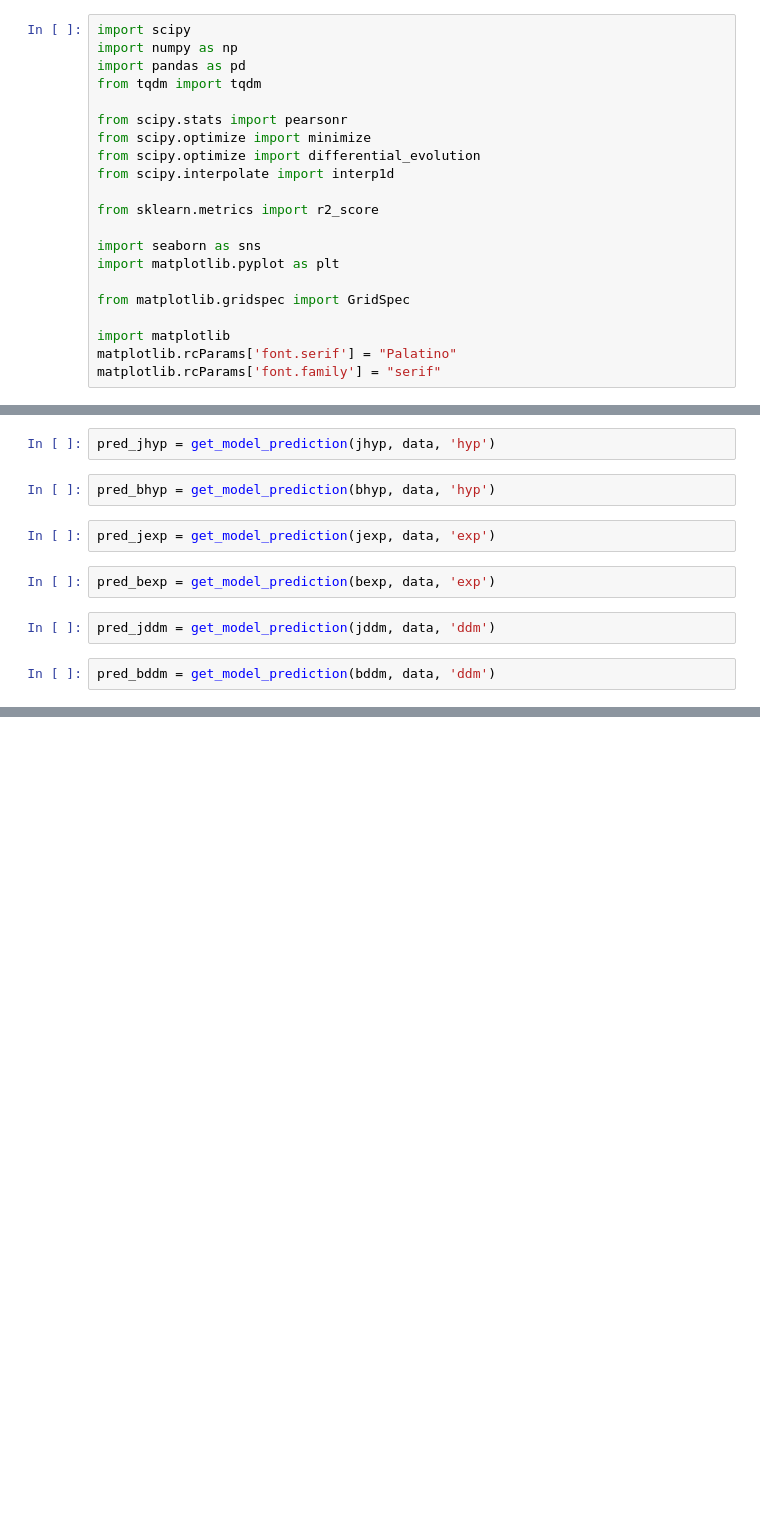
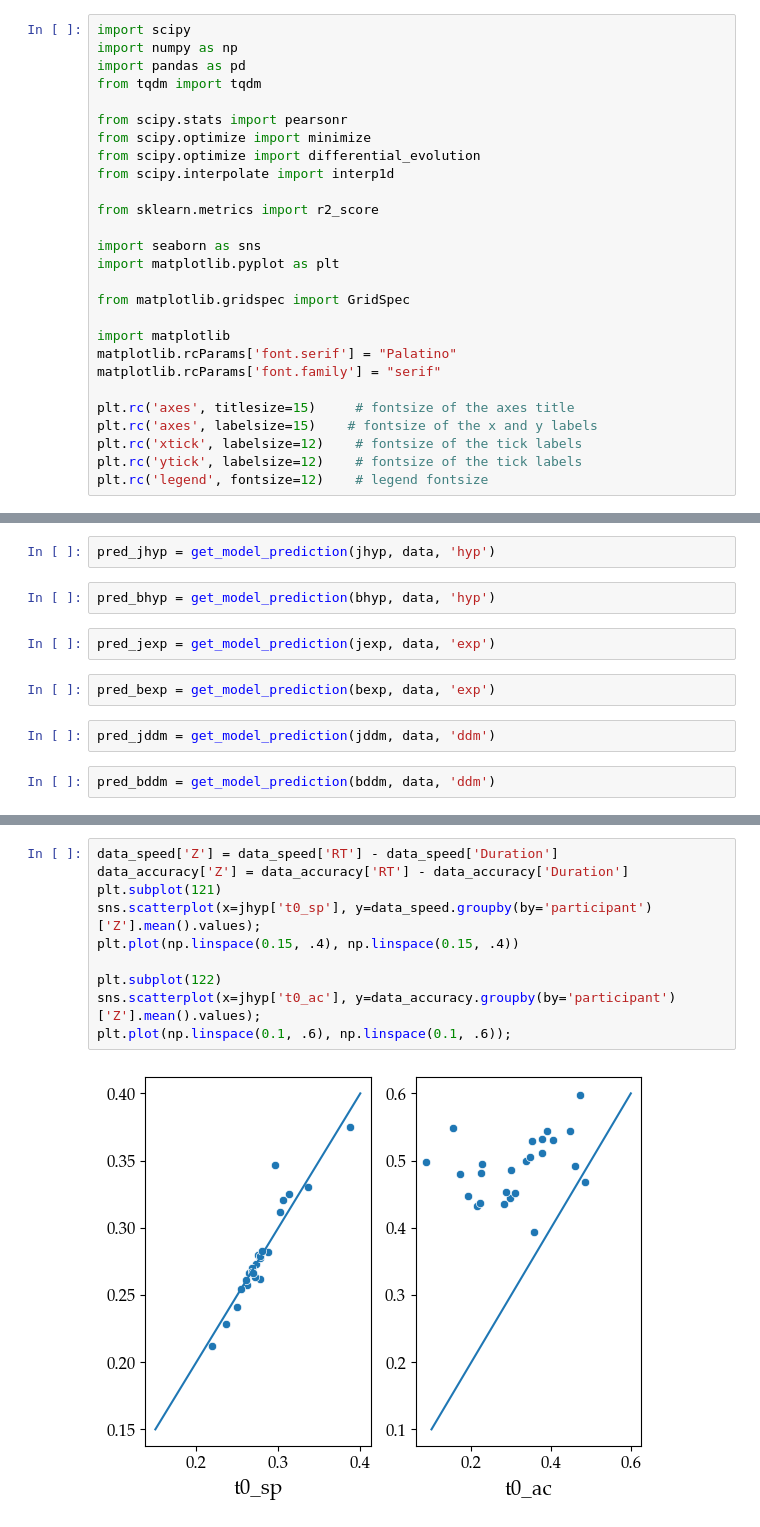
Before and after one commit to AmirHoseinHadian/CTDM_recovery, a Jupyter notebook: _Application/_Study2/_fixed_drift/prediction.ipynb, the cells around one changed output, grey strips where cells are left out. Drawn from its saved outputs; the diff is of its cells as text; blank space fills up the shorter version.

```diff
--- a/_Application/_Study2/_fixed_drift/prediction.ipynb
+++ b/_Application/_Study2/_fixed_drift/prediction.ipynb
@@ -19,6 +19,12 @@ from matplotlib.gridspec import GridSpec
 import matplotlib
 matplotlib.rcParams['font.serif'] = "Palatino"
 matplotlib.rcParams['font.family'] = "serif"
+
+plt.rc('axes', titlesize=15)     # fontsize of the axes title
+plt.rc('axes', labelsize=15)    # fontsize of the x and y labels
+plt.rc('xtick', labelsize=12)    # fontsize of the tick labels
+plt.rc('ytick', labelsize=12)    # fontsize of the tick labels
+plt.rc('legend', fontsize=12)    # legend fontsize
 # %%
 def simulate_CDDM(ub, lb, delta, ndt=0, z=0, sigma=1, dt=0.001):
     x = z
@@ -285,0 +252,12 @@ plt.savefig('S2_preds.pdf',
+# %%
+data_speed['Z'] = data_speed['RT'] - data_speed['Duration']
+data_accuracy['Z'] = data_accuracy['RT'] - data_accuracy['Duration']
+plt.subplot(121)
+sns.scatterplot(x=jhyp['t0_sp'], y=data_speed.groupby(by='participant')['Z'].mean().values);
+plt.plot(np.linspace(0.15, .4), np.linspace(0.15, .4))
+
+plt.subplot(122)
+sns.scatterplot(x=jhyp['t0_ac'], y=data_accuracy.groupby(by='participant')['Z'].mean().values);
+plt.plot(np.linspace(0.1, .6), np.linspace(0.1, .6));
+# %% [output]
+[figure, added]
```
Also changed, not shown: parts of 7 cells of this notebook, 37 other files.
